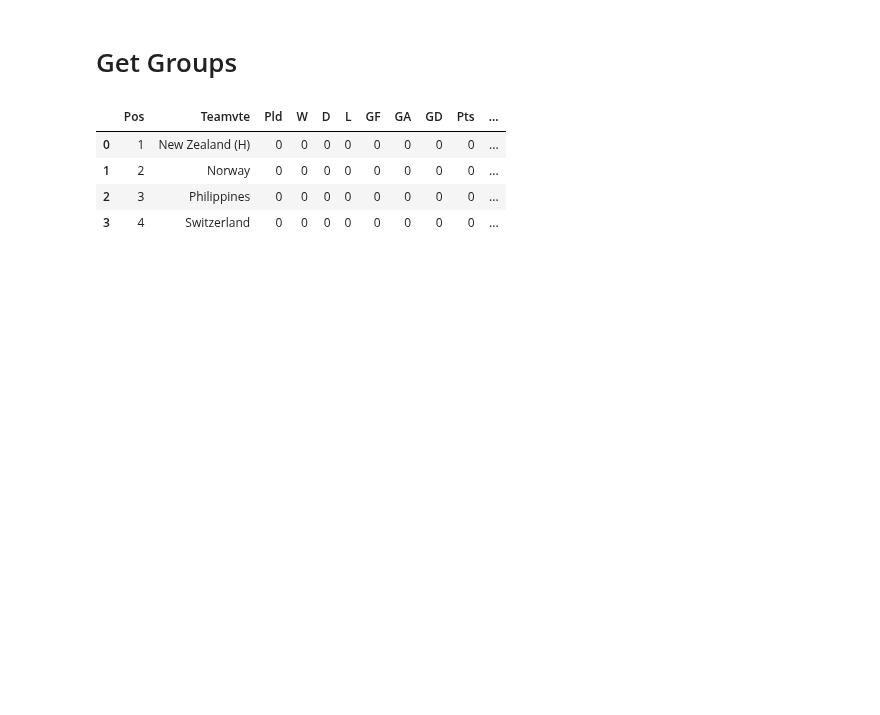
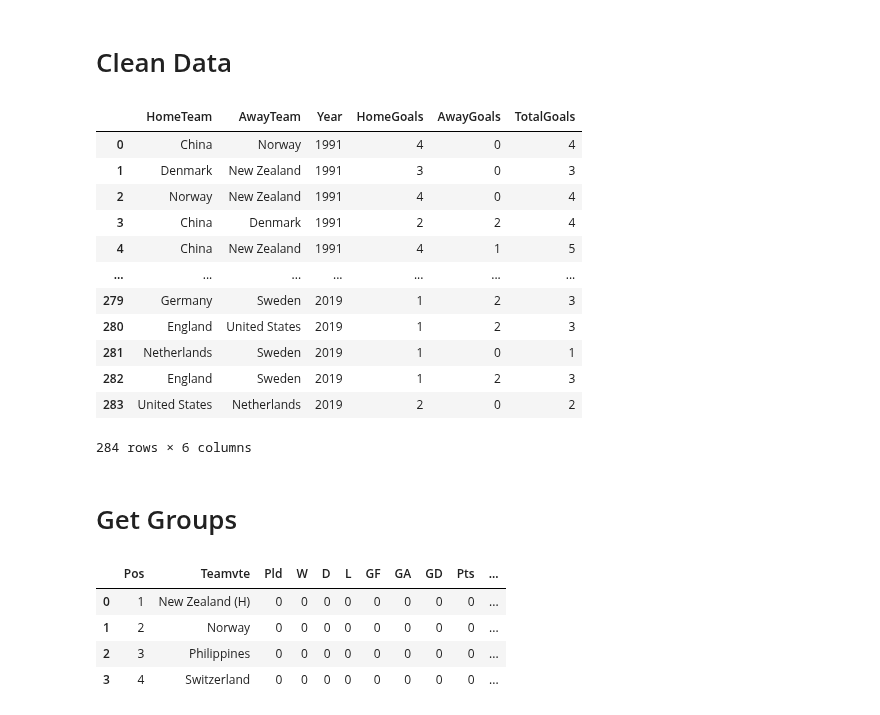
Before and after one commit to larikulik/FIFA_WWC_Predict, a Jupyter notebook: Women's_World_Cup_Predict.ipynb, the cells around one changed output. Saved outputs shown, nothing was run; the diff lists cells and outputs as text; code cells hidden in the pictures; blank space fills up the shorter version.

```diff
--- a/Women's_World_Cup_Predict.ipynb
+++ b/Women's_World_Cup_Predict.ipynb
@@ -12,0 +46,2 @@ df_historical_data = pd.read_csv('/content/df_historical_data_kaggle.csv')
+# %% [markdown]
+# Clean Data
@@ -13,3 +51,35 @@ df_historical_data = pd.read_csv('/content/df_historical_data_kaggle.csv')
+# %%
+# cleanning score and home/away columns
+df_historical_data['score'] = df_historical_data['score'].str.replace('[^\d–]', '', regex=True)
+df_historical_data['home'] = df_historical_data['home'].str.strip() # clean blank spaces: Yugoslavia twice
+df_historical_data['away'] = df_historical_data['away'].str.strip()
+
+# splitting score columns into home and away goals and dropping score column
+df_historical_data[['HomeGoals', 'AwayGoals']] = df_historical_data['score'].str.split('–', expand=True)
+df_historical_data.drop('score', axis=1, inplace=True)
+
+# renaming columns and changing data types
+df_historical_data.rename(columns={'home': 'HomeTeam', 'away': 'AwayTeam',
+                                   'year':'Year'}, inplace=True)
+df_historical_data = df_historical_data.astype({'HomeGoals': int, 'AwayGoals':int, 'Year': int})
+
+# creating new column "totalgoals"
+df_historical_data['TotalGoals'] = df_historical_data['HomeGoals'] + df_historical_data['AwayGoals']
+df_historical_data
+# %% [output]
+|  | HomeTeam | AwayTeam | Year | HomeGoals | AwayGoals | TotalGoals |
+| 0 | China | Norway | 1991 | 4 | 0 | 4 |
+| 1 | Denmark | New Zealand | 1991 | 3 | 0 | 3 |
+| 2 | Norway | New Zealand | 1991 | 4 | 0 | 4 |
+| 3 | China | Denmark | 1991 | 2 | 2 | 4 |
+| 4 | China | New Zealand | 1991 | 4 | 1 | 5 |
+| ... | ... | ... | ... | ... | ... | ... |
+| 279 | Germany | Sweden | 2019 | 1 | 2 | 3 |
+| 280 | England | United States | 2019 | 1 | 2 | 3 |
+| 281 | Netherlands | Sweden | 2019 | 1 | 0 | 1 |
+| 282 | England | Sweden | 2019 | 1 | 2 | 3 |
+| 283 | United States | Netherlands | 2019 | 2 | 0 | 2 |
+284 rows × 6 columns
 # %% [markdown]
 # Get Groups
 # %%
```
Also changed, not shown: parts of 40 cells of this notebook.
